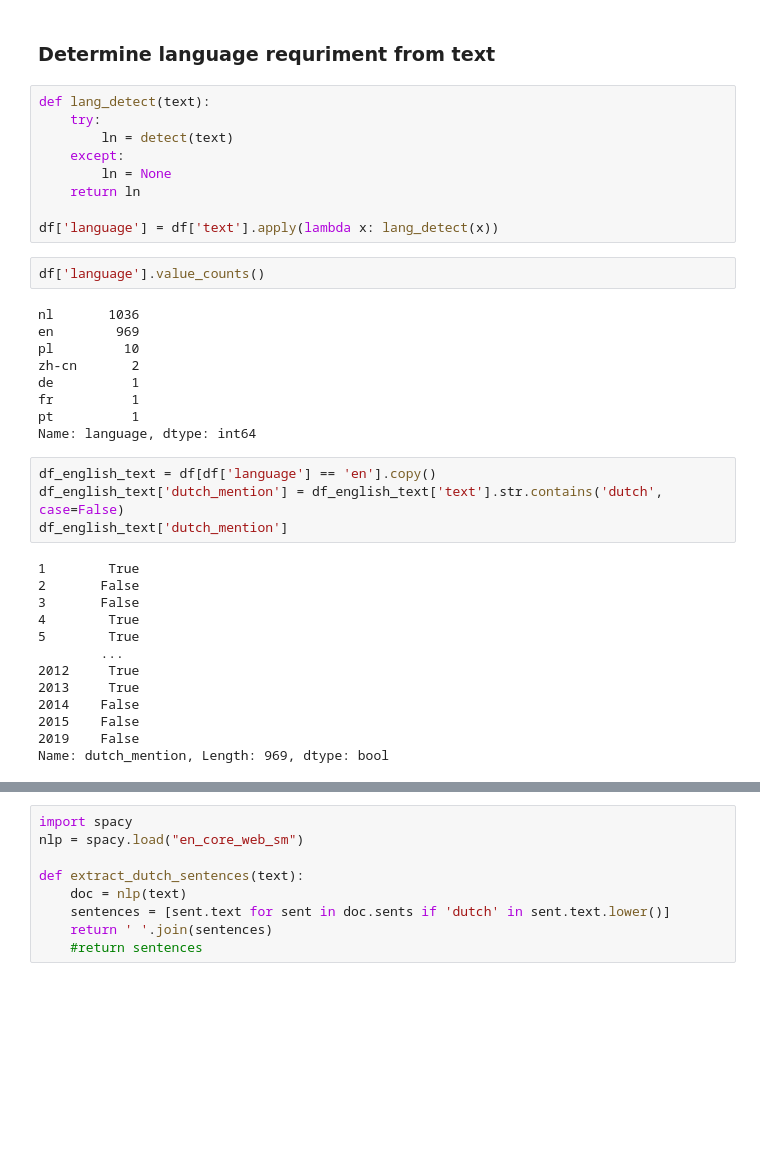
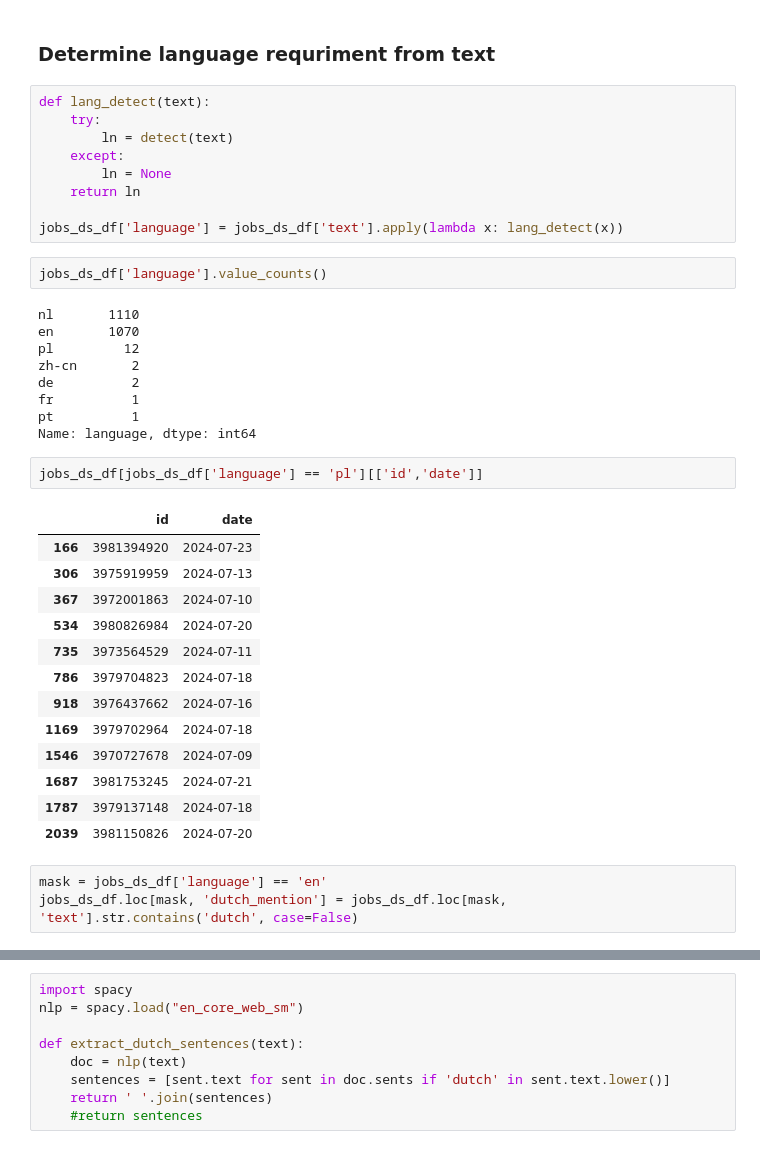
Before and after one commit to lanfeitiao/data_job_analysis, a Jupyter notebook: notebooks/0.01-data-exploration.ipynb, the cells around one changed output, grey strips where cells are left out. Drawn from its saved outputs; the diff is of its cells as text; blank space fills up the shorter version.

Commit message:
refactor the code about language requirement analysis

```diff
--- a/notebooks/0.01-data-exploration.ipynb
+++ b/notebooks/0.01-data-exploration.ipynb
@@ -196,32 +220,34 @@ def lang_detect(text):
         ln = None
     return ln
 
-df['language'] = df['text'].apply(lambda x: lang_detect(x))
+jobs_ds_df['language'] = jobs_ds_df['text'].apply(lambda x: lang_detect(x))
 # %%
-df['language'].value_counts()
+jobs_ds_df['language'].value_counts()
 # %% [output]
-nl       1036
-en        969
-pl         10
+nl       1110
+en       1070
+pl         12
 zh-cn       2
-de          1
+de          2
 fr          1
 pt          1
 Name: language, dtype: int64
+# %%
+jobs_ds_df[jobs_ds_df['language'] == 'pl'][['id','date']]
+# %% [output]
+|  | id | date |
+| 166 | 3981394920 | 2024-07-23 |
+| 306 | 3975919959 | 2024-07-13 |
+| 367 | 3972001863 | 2024-07-10 |
+| 534 | 3980826984 | 2024-07-20 |
+| 735 | 3973564529 | 2024-07-11 |
+| 786 | 3979704823 | 2024-07-18 |
+| 918 | 3976437662 | 2024-07-16 |
+| 1169 | 3979702964 | 2024-07-18 |
+| 1546 | 3970727678 | 2024-07-09 |
+| 1687 | 3981753245 | 2024-07-21 |
+| 1787 | 3979137148 | 2024-07-18 |
+| 2039 | 3981150826 | 2024-07-20 |
 # %%
-df_english_text = df[df['language'] == 'en'].copy()
-df_english_text['dutch_mention'] = df_english_text['text'].str.contains('dutch', case=False)
-df_english_text['dutch_mention']
+mask = jobs_ds_df['language'] == 'en'
+jobs_ds_df.loc[mask, 'dutch_mention'] = jobs_ds_df.loc[mask, 'text'].str.contains('dutch', case=False)
-# %% [output]
-1        True
-2       False
-3       False
-4        True
-5        True
-        ...
-2012     True
-2013     True
-2014    False
-2015    False
-2019    False
-Name: dutch_mention, Length: 969, dtype: bool
```
Also changed, not shown: parts of 29 cells of this notebook.
